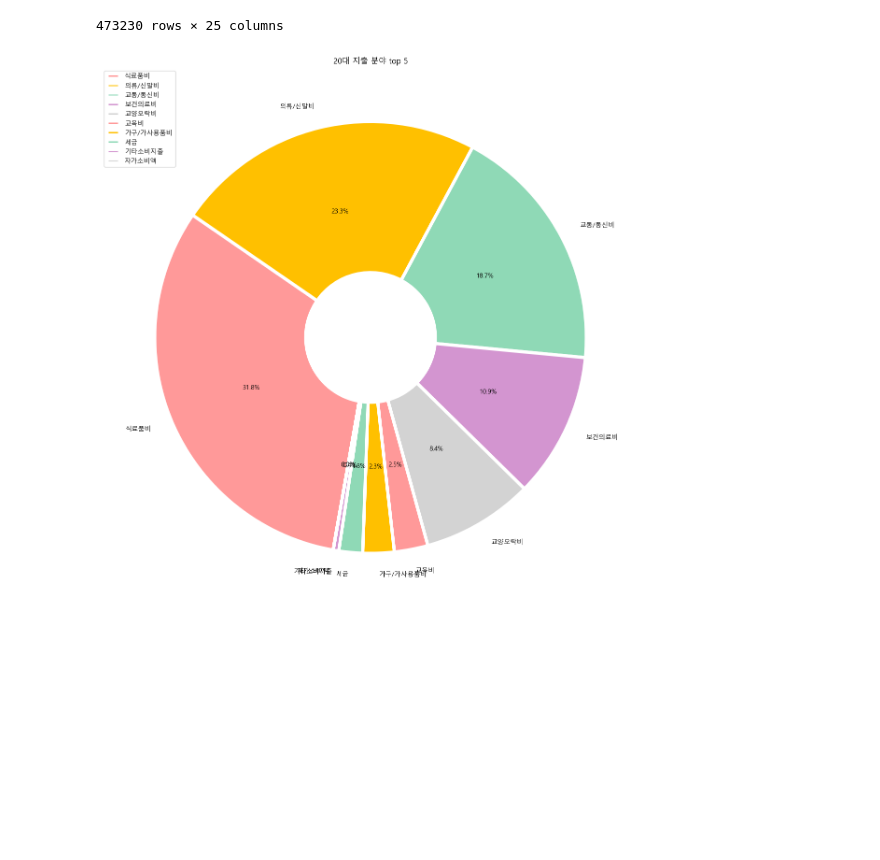
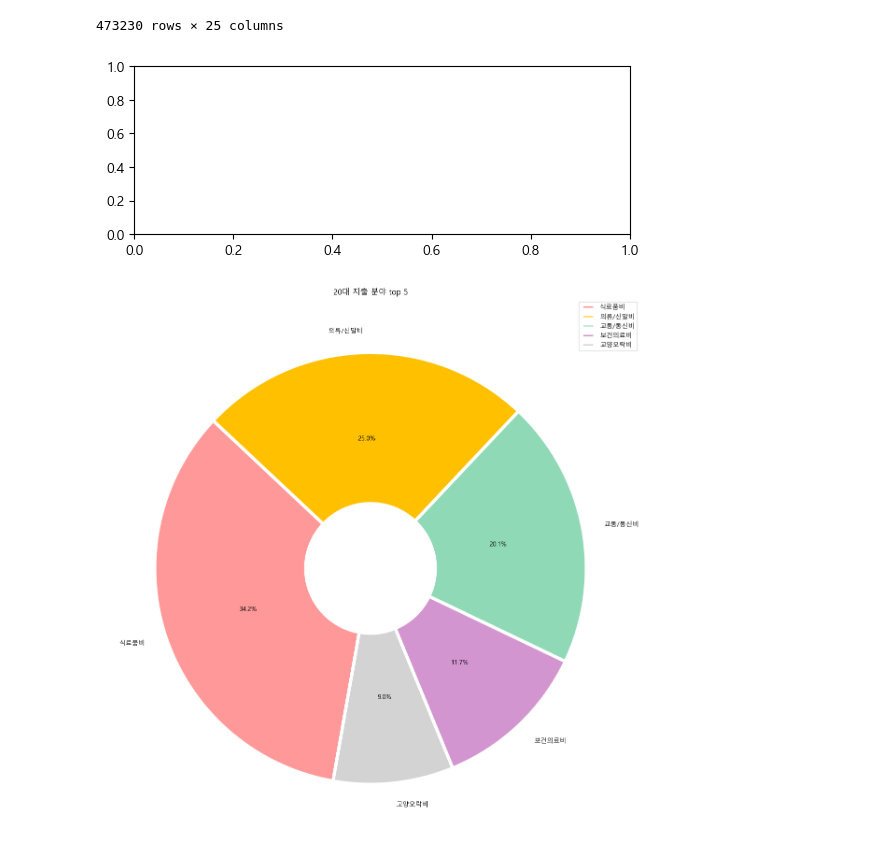
Before and after one commit to sooking87/BigData_Analysis_Sinhan, a Jupyter notebook: show_chart.ipynb, the cells around one changed output. Drawn from its saved outputs; the diff is of its cells as text; code cells hidden in the pictures; blank space fills up the shorter version.

```diff
--- a/show_chart.ipynb
+++ b/show_chart.ipynb
@@ -98,11 +98,12 @@ def draw_pit_chart(ratio, labels, ageStr):
 # %%
 # 20대
 _20_df = col_by_age(2)
 label_array = np.array(["식료품비", "가구/가사용품비", "의류/신발비", "보건의료비", "교양오락비", "교통/통신비", "교육비", "세금", "자가소비액", "기타소비지출"])
 ratio_array, ratio_sort_des = get_ratio(_20_df)
-draw_pit_chart(list(ratio_array[ratio_sort_des]), list(label_array[ratio_sort_des]), "20대")
+draw_pit_chart(list(ratio_array[ratio_sort_des])[:5], list(label_array[ratio_sort_des])[:5], "20대")
 # %% [output]
-[figure, old version]
+[figure, new version]
+[figure, added]
 # %%
 # 30대
 _30_df = col_by_age(3)
```
Also changed, not shown: parts of 4 cells of this notebook, 5 other files.
